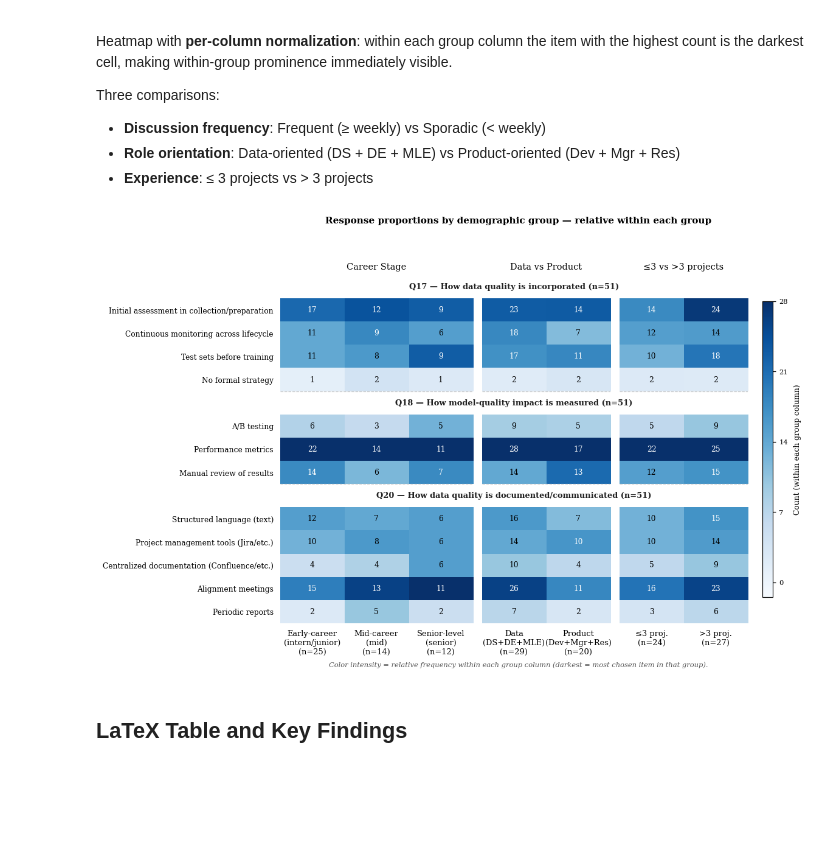
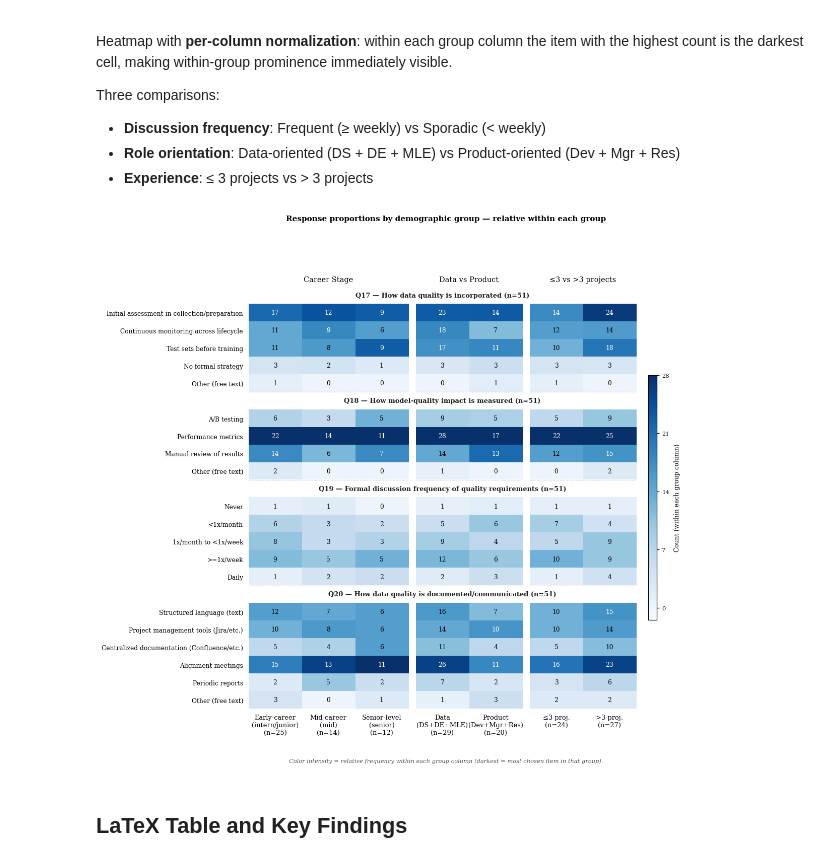
Before and after one commit to reset-ufc/data-quality-requirements-ml-systems, a Jupyter notebook: notebooks/RQ2.ipynb, the cells around one changed output. Cells and saved outputs as stored; diff of their text form; code cells hidden in the pictures; blank space fills up the shorter version.

```diff
--- a/notebooks/RQ2.ipynb
+++ b/notebooks/RQ2.ipynb
@@ -40,6 +40,8 @@ Q17_OPTIONS = {
     "q17_no_strategy": [
         "Não existe uma estratégia formal para assegurar a qualidade dos dados durante o desenvolvimento.",
         "There is no formal strategy to ensure data quality during development.",
+        "There is no formal strategy for ensuring data quality during development",
+        "There is no formal strategy for ensuring data quality during development.",
     ],
 }
 Q17_LABELS = {
@@ -72,6 +74,7 @@ Q20_OPTIONS = {
     "q20_central_docs": [
         "Documentação Centralizada (Sistemas como Confluence, Google Docs ou Notion)",
         "Centralized documentation (systems such as Confluence, Google Docs or Notion)",
+        "Confluence",
     ],
     "q20_alignment_meet": ["Reuniões de Alinhamento", "Alignment meetings"],
     "q20_periodic_reports": ["Relatórios Periódicos", "Periodic reports"],
@@ -167,4 +170,12 @@ n_q20 = df["documentation_open"].notna().sum()
 
 for q, name, n in [(q17_bin, "Q17", n_q17), (q18_bin, "Q18", n_q18), (q20_bin, "Q20", n_q20)]:
     print(f"{name}: n={n}, average options marked = {q.sum(axis=1).mean():.2f}")
+
+q17_bin["q17_other"] = q17_res.str.len() > 0
+q18_bin["q18_other"] = q18_res.str.len() > 0
+q20_bin["q20_other"] = q20_res.str.len() > 0
+
+Q17_LABELS["q17_other"] = "Other (free text)"
+Q18_LABELS["q18_other"] = "Other (free text)"
+Q20_LABELS["q20_other"] = "Other (free text)"
 # %% [output]
@@ -480,36 +488,52 @@ def group_comparison_heatmap(questions_data, comparisons, fig_title=None):
 
 # ── Chamada ───────────────────────────────────────────────────────────────────
 comparisons_heatmap = [
     ("Career Stage", [
         ("Early-career\n(intern/junior)", df["seniority_norm"].isin(["intern", "junior"])),
         ("Mid-career\n(mid)",             df["seniority_norm"] == "mid"),
         ("Senior-level\n(senior)",        df["seniority_norm"] == "senior"),
     ]),
     ("Data vs Product", [
         ("Data\n(DS+DE+MLE)",    df["role_group"].isin(["data_scientist", "data_engineer", "ml_engineer"])),
         ("Product\n(Dev+Mgr+Res)", df["role_group"].isin(["developer", "manager", "researcher"])),
     ]),
     ("≤3 vs >3 projects", [
         ("≤3 proj.", df["n_projects"] <= 3),
         (">3 proj.", df["n_projects"] > 3),
     ]),
 ]
+q19_bin = pd.DataFrame({
+    "q19_never": df["discussion_freq"] == 1,
+    "q19_rarely": df["discussion_freq"] == 2,
+    "q19_sometimes": df["discussion_freq"] == 3,
+    "q19_often": df["discussion_freq"] == 4,
+    "q19_always": df["discussion_freq"] == 5,
+})
+n_q19 = df["discussion_freq"].notna().sum()
+Q19_LABELS = {
+    "q19_never": "Never",
+    "q19_rarely": "<1x/month",
+    "q19_sometimes": "1x/month to <1x/week",
+    "q19_often": ">=1x/week",
+    "q19_always": "Daily"
+}
 
 questions_heatmap = [
-    (f"Q17 — How data quality is incorporated (n={n_q17})",        q17_bin, Q17_LABELS, df["incorporation_open"]),
-    (f"Q18 — How model-quality impact is measured (n={n_q18})",    q18_bin, Q18_LABELS, df["measurement_open"]),
+    (f"Q17 — How data quality is incorporated (n={n_q17})",  q17_bin, Q17_LABELS, df["incorporation_open"]),
+    (f"Q18 — How model-quality impact is measured (n={n_q18})",   q18_bin, Q18_LABELS, df["measurement_open"]),
+    (f"Q19 — Formal discussion frequency of quality requirements (n={n_q19})", q19_bin, Q19_LABELS, df["discussion_freq"]),
     (f"Q20 — How data quality is documented/communicated (n={n_q20})", q20_bin, Q20_LABELS, df["documentation_open"]),
 ]
 
 fig_hm = group_comparison_heatmap(
     questions_heatmap,
     comparisons_heatmap,
     fig_title="Response proportions by demographic group — relative within each group",
 )
 U.save_fig(fig_hm, "mc_group_heatmap")
 plt.show()
 # %% [output]
-[figure, old version]
+[figure, new version]
 # %% [markdown]
 ## LaTeX Table and Key Findings
 # %%
```
Also changed, not shown: parts of 5 cells of this notebook.
